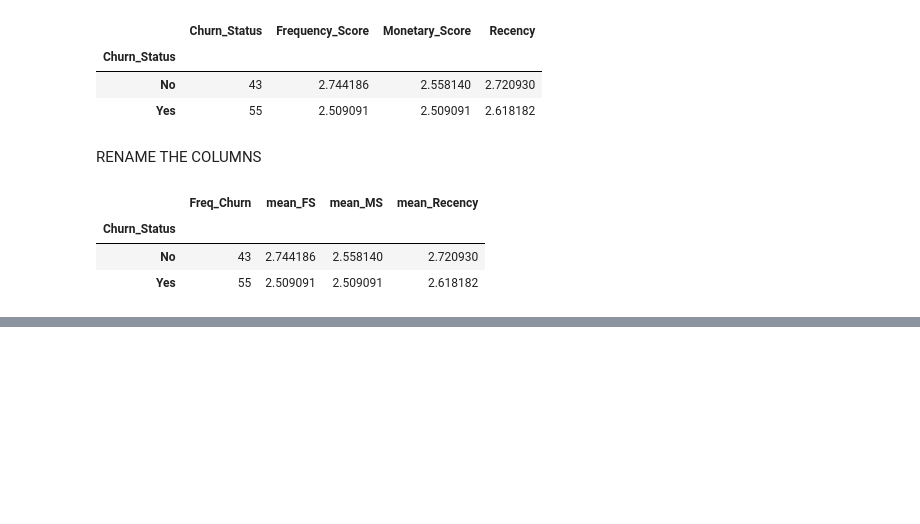
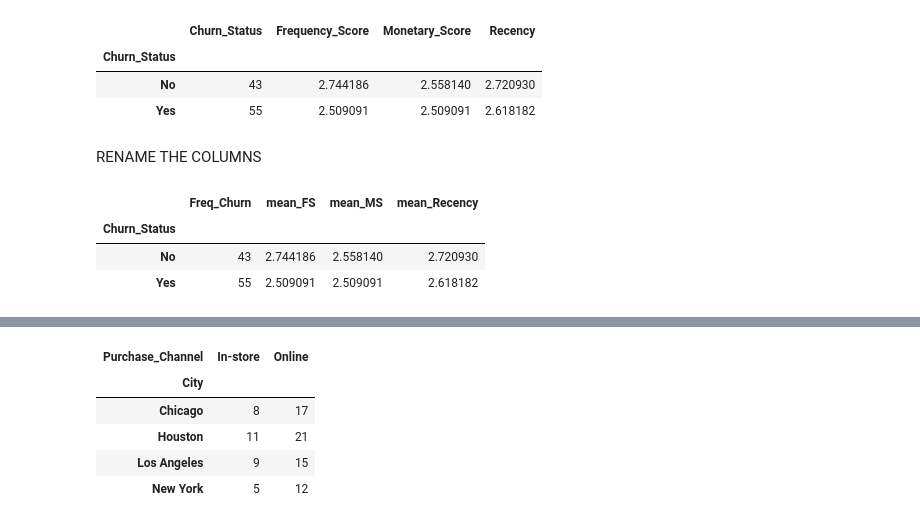
Before and after one commit to ABBAS-37405/PYTHON-AND-DATA-SCIENCE, a Jupyter notebook: dataclean.ipynb, the cells around one changed output, grey strips where cells are left out. Saved outputs shown, nothing was run; the diff lists cells and outputs as text; code cells hidden in the pictures; blank space fills up the shorter version.

```diff
--- a/dataclean.ipynb
+++ b/dataclean.ipynb
@@ -460,0 +472,10 @@ pivot_table
+# %%
+cross_tab=pd.crosstab(final_data['City'],final_data['Purchase_Channel'])
+cross_tab
+# %% [output]
+| Purchase_Channel | In-store | Online |
+| City |  |  |
+| Chicago | 8 | 17 |
+| Houston | 11 | 21 |
+| Los Angeles | 9 | 15 |
+| New York | 5 | 12 |
```
Also changed, not shown: parts of 2 cells of this notebook.
